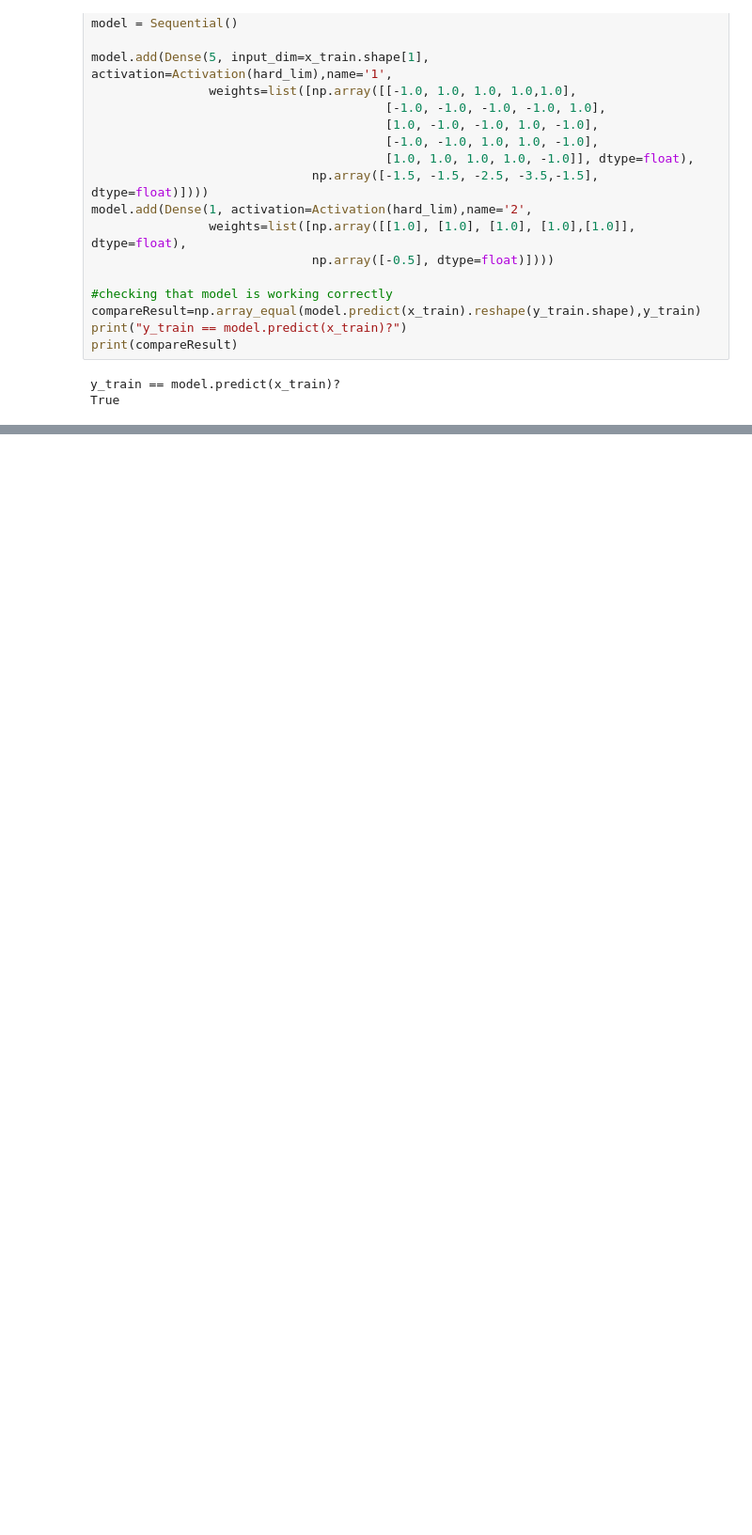
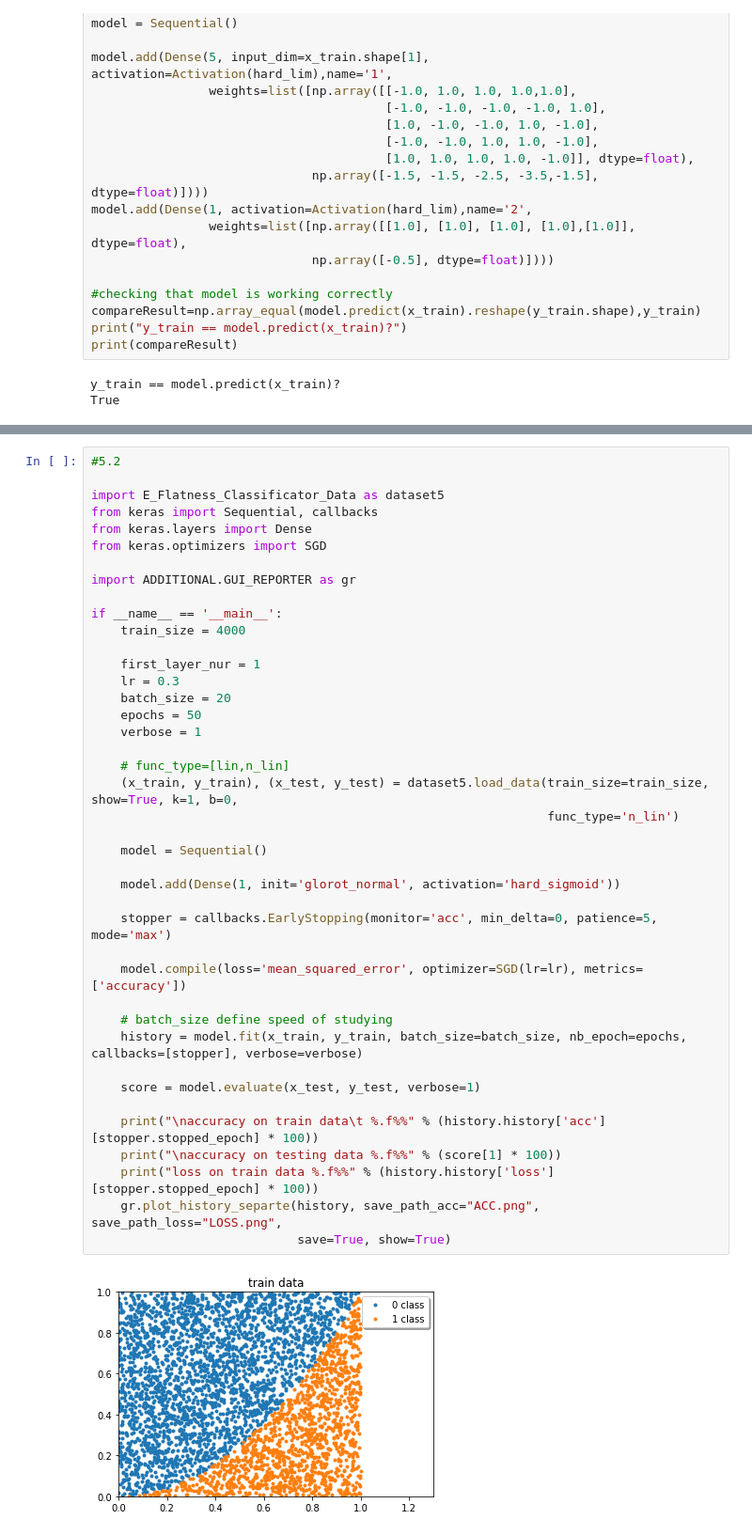
Before and after one commit to DanilaEremenko/NeuralNetwork, a Jupyter notebook: LABS/FirstLab/FirstReport.ipynb, the cells around one changed output, grey strips where cells are left out. Shown at 94% size. Cells and saved outputs as stored; diff of their text form; blank space fills up the shorter version.

```diff
--- a/LABS/FirstLab/FirstReport.ipynb
+++ b/LABS/FirstLab/FirstReport.ipynb
@@ -311,0 +289,43 @@ accuracy on testing data 49%
+# %%
+#5.2
+
+import E_Flatness_Classificator_Data as dataset5
+from keras import Sequential, callbacks
+from keras.layers import Dense
+from keras.optimizers import SGD
+
+import ADDITIONAL.GUI_REPORTER as gr
+
+if __name__ == '__main__':
+    train_size = 4000
+
+    first_layer_nur = 1
+    lr = 0.3
+    batch_size = 20
+    epochs = 50
+    verbose = 1
+
+    # func_type=[lin,n_lin]
+    (x_train, y_train), (x_test, y_test) = dataset5.load_data(train_size=train_size, show=True, k=1, b=0,
+                                                              func_type='n_lin')
+
+    model = Sequential()
+
+    model.add(Dense(1, init='glorot_normal', activation='hard_sigmoid'))
+
+    stopper = callbacks.EarlyStopping(monitor='acc', min_delta=0, patience=5, mode='max')
+
+    model.compile(loss='mean_squared_error', optimizer=SGD(lr=lr), metrics=['accuracy'])
+
+    # batch_size define speed of studying
+    history = model.fit(x_train, y_train, batch_size=batch_size, nb_epoch=epochs, callbacks=[stopper], verbose=verbose)
+
+    score = model.evaluate(x_test, y_test, verbose=1)
+
+    print("\naccuracy on train data\t %.f%%" % (history.history['acc'][stopper.stopped_epoch] * 100))
+    print("\naccuracy on testing data %.f%%" % (score[1] * 100))
+    print("loss on train data %.f%%" % (history.history['loss'][stopper.stopped_epoch] * 100))
+    gr.plot_history_separte(history, save_path_acc="ACC.png", save_path_loss="LOSS.png",
+                            save=True, show=True)
+# %% [output]
+[figure, added]
```
Also changed, not shown: parts of 5 cells of this notebook.
